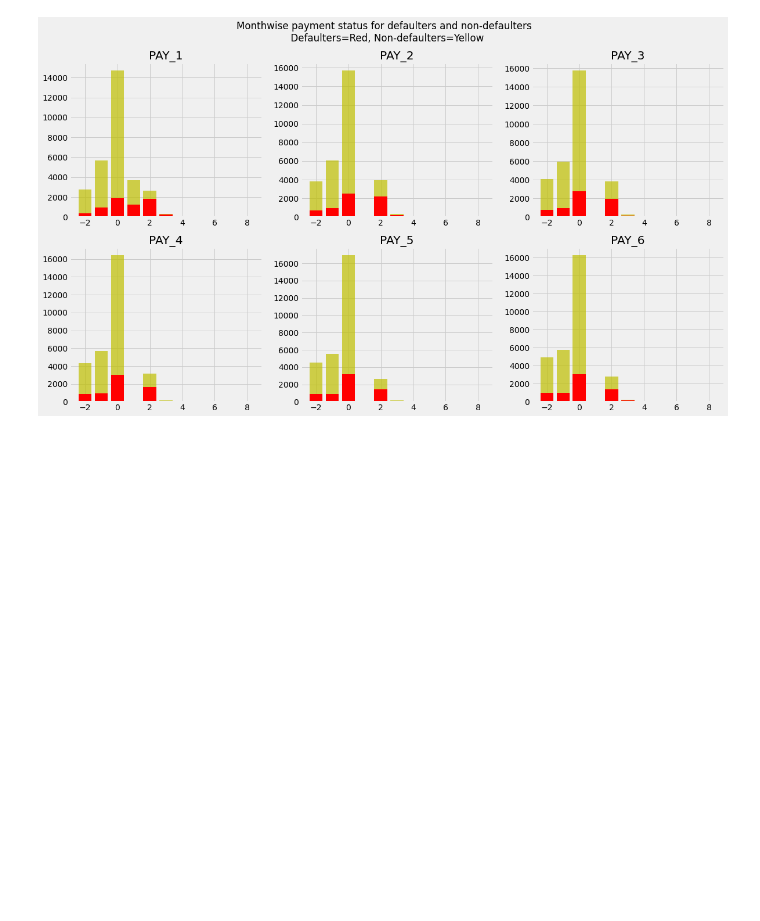
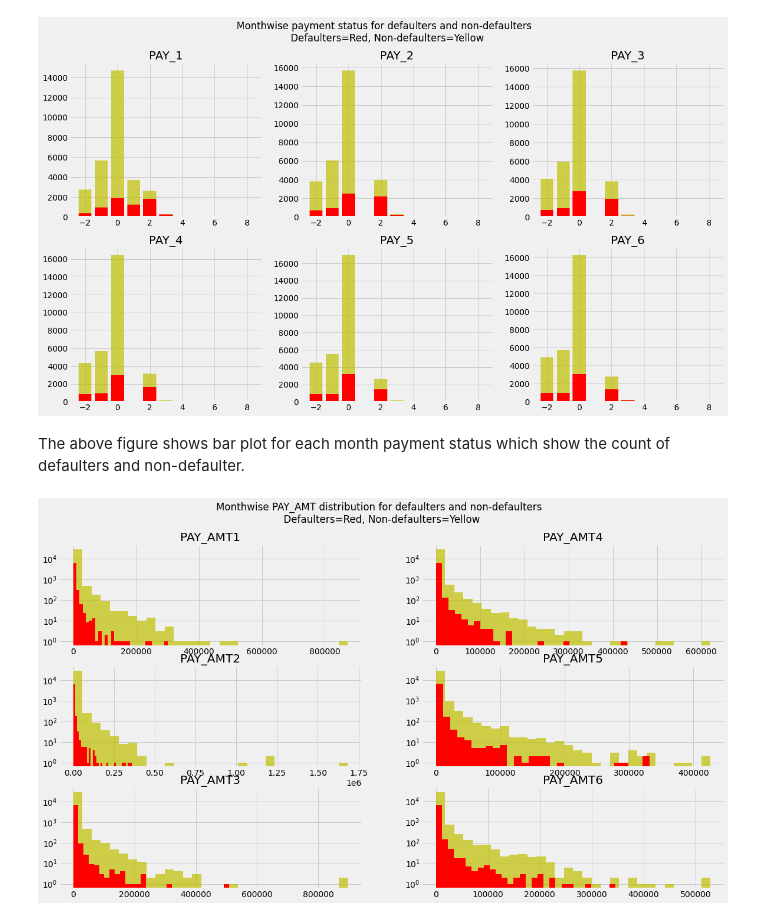
Before and after one commit to Anupam8858/Credit-Card-Default-Prediction, a Jupyter notebook: Credit_Card_Default_Prediction_Capstone_Project.ipynb, the cells around one changed output. Cells and saved outputs as stored; diff of their text form; code cells hidden in the pictures; blank space fills up the shorter version.

```diff
--- a/Credit_Card_Default_Prediction_Capstone_Project.ipynb
+++ b/Credit_Card_Default_Prediction_Capstone_Project.ipynb
@@ -287,3 +289,23 @@ for i in range(len(pay_status_columns)):
     plt.suptitle("Monthwise payment status for defaulters and non-defaulters \n Defaulters=Red, Non-defaulters=Yellow")
 # %% [output]
 [figure]
+# %% [markdown]
+The above figure shows bar plot for each month payment status which show the count of defaulters and non-defaulter.
+# %%
+def plot_graph(prefix):
+  pay_columns = getColumnsNames(prefix)
+  figure, ax = plt.subplots(3,2)
+  figure.set_size_inches(18,10)
+  for i in range(len(pay_columns)):
+    row,col =  i%3, int(i/3)
+
+    ax[row,col].hist(dataset[pay_columns[i]], 30, color='y',alpha = 0.7)
+    ax[row,col].hist(dataset[pay_columns[i]][(dataset['DEFAULT_PAYMENT']==1)],30,color='red')
+    ax[row,col].set_title(pay_columns[i])
+    plt.suptitle(f"Monthwise {prefix} distribution for defaulters and non-defaulters \n Defaulters=Red, Non-defaulters=Yellow")
+    #adding scaling to make the graph more helpful
+    ax[row,col].set_yscale('log', nonposy='clip')
+# %%
+plot_graph('PAY_AMT')
+# %% [output]
+[figure, added]
```
Also changed, not shown: parts of 4 cells of this notebook.
